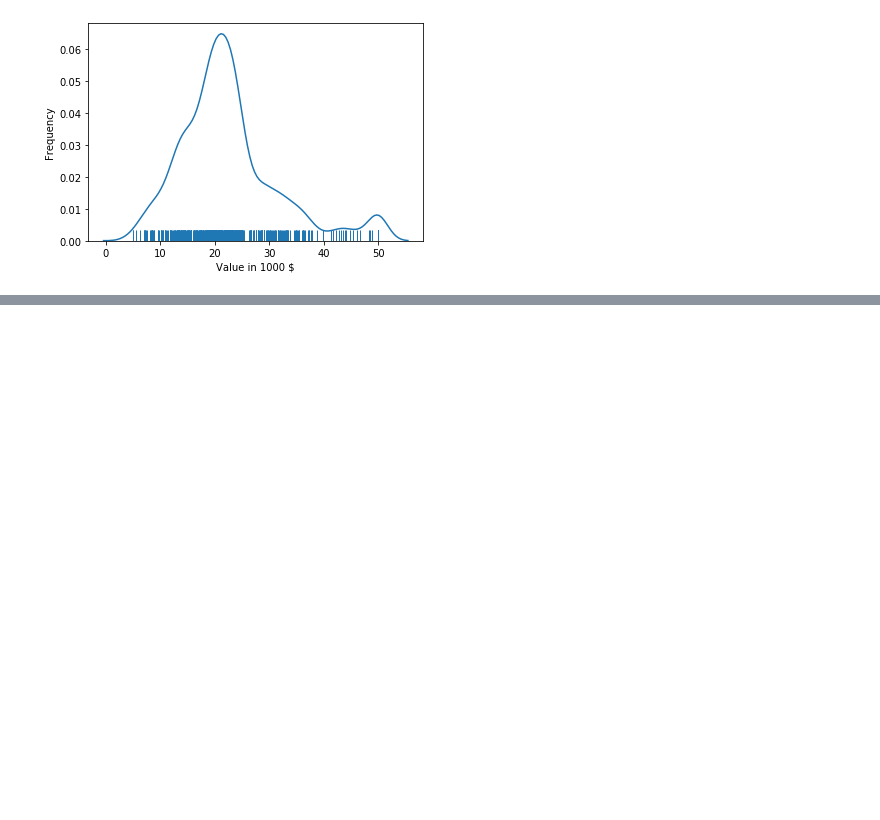
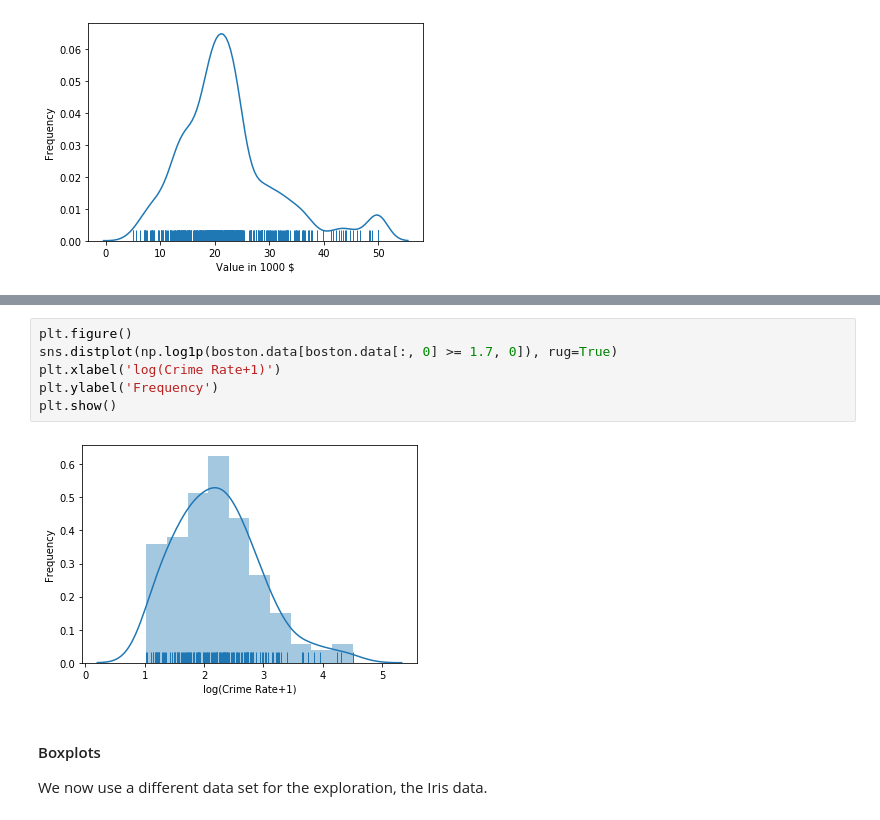
Before and after one commit to sherbold/intro-to-data-science, a Jupyter notebook: content/03_Data-Exploration.ipynb, the cells around one changed output, grey strips where cells are left out. Saved outputs shown, nothing was run; the diff lists cells and outputs as text; blank space fills up the shorter version.

```diff
--- a/content/03_Data-Exploration.ipynb
+++ b/content/03_Data-Exploration.ipynb
@@ -360,0 +410,12 @@ plt.show()
+# %%
+plt.figure()
+sns.distplot(np.log1p(boston.data[boston.data[:, 0] >= 1.7, 0]), rug=True)
+plt.xlabel('log(Crime Rate+1)')
+plt.ylabel('Frequency')
+plt.show()
+# %% [output]
+[figure, added]
+# %% [markdown]
+#### Boxplots
+
+We now use a different data set for the exploration, the Iris data.
```
Also changed, not shown: parts of 18 cells of this notebook, 8 other files.
